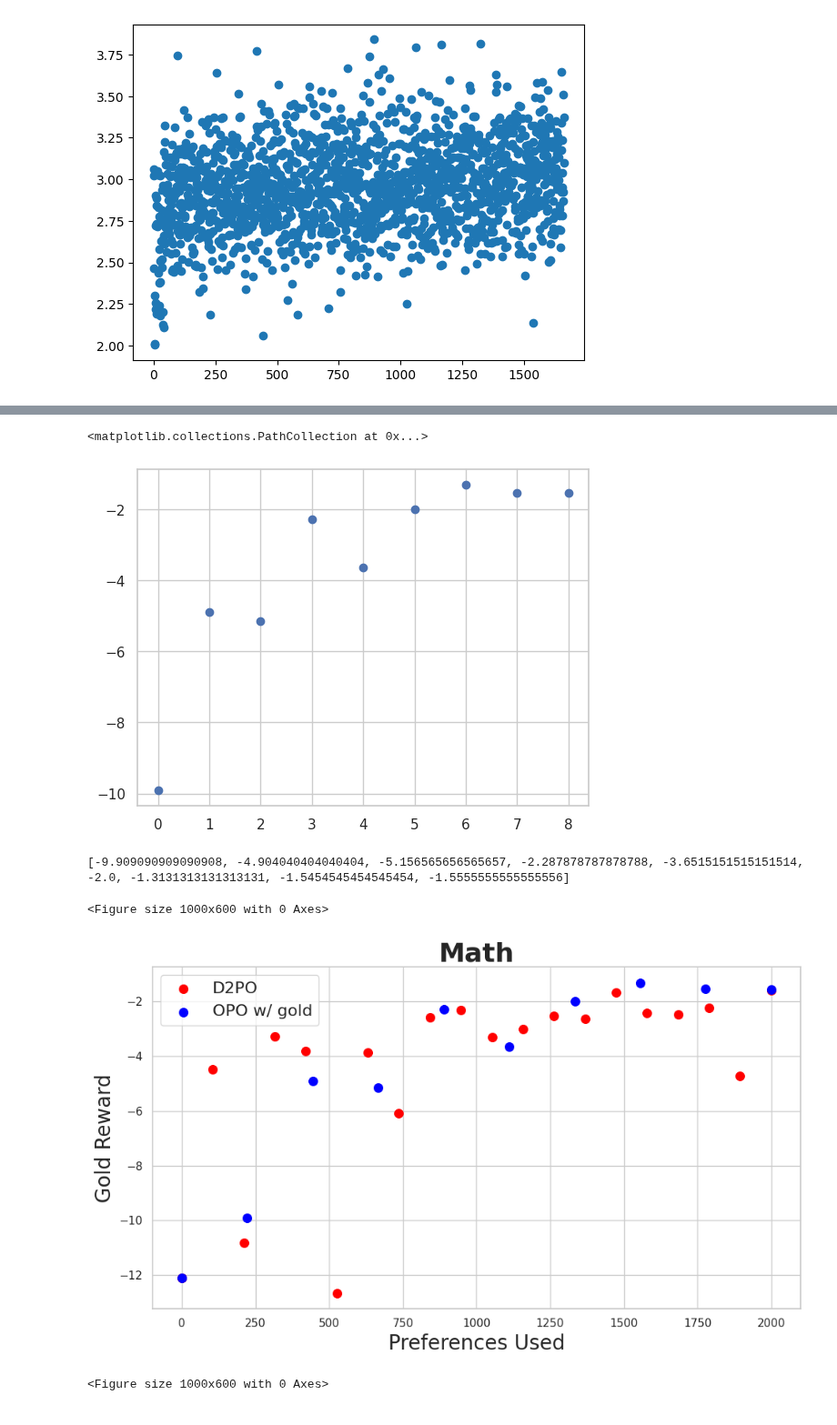
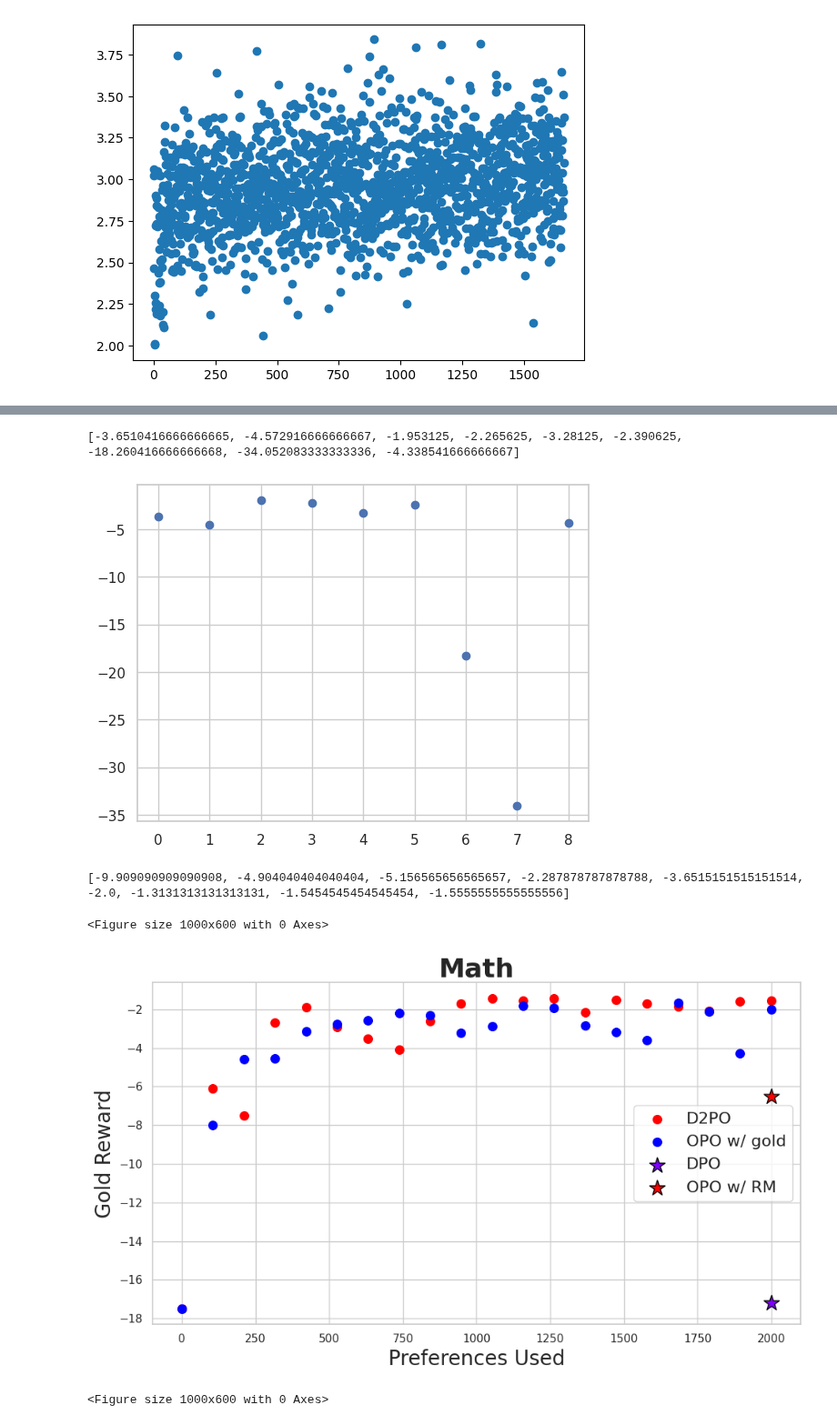
Before and after one commit to PrasannS/d2po, a Jupyter notebook: notebooks/trainlog_analysis.ipynb, the cells around one changed output, grey strips where cells are left out. Shown at 91% size. Drawn from its saved outputs; the diff is of its cells as text; code cells hidden in the pictures.

```diff
--- a/notebooks/trainlog_analysis.ipynb
+++ b/notebooks/trainlog_analysis.ipynb
@@ -571,10 +571,32 @@ mathmainres = {
     "OPO w/ gold": (1, [-12.1, -9.909090909090908, -4.904040404040404, -5.156565656565657, -2.287878787878788, -3.6515151515151514, -2.0, -1.3131313131313131, -1.5454545454545454, -1.5555555555555556])
 }
 
+unnmainres = {
+    "D2PO": (0.5, [11, 19.90277777777778, 34.08854166666667, 39.197916666666664, 39.77604166666667, 36.171875, 41.739583333333336, 40.61631944444444, 42.932291666666664, 42.09722222222222, 38.10590277777778, 42.65104166666667, 42.03993055555556, 43.34027777777778, 43.498263888888886, 44.21527777777778, 44.407986111111114, 44.64409722222222, 44.739583333333336, 44.65625]),
+    "OPO w/ gold": (0.5, [11, 14, 28.182291666666664, 37, 40.682291666666664, 43, 43.140625, 43, 43.53385416666667, 43,  43.6328125])
+}
+
+mathmainresv2 = {
+    "D2PO": (1, [-17.5, -6.098958333333334, -7.520833333333334, -2.697916666666667, -1.90625, -2.903645833333333, -3.513020833333333, -4.106770833333333, -2.625, -1.7135416666666665, -1.4270833333333335, -1.546875, -1.4609375, -2.1588541666666665, -1.5338541666666665, -1.7135416666666665, -1.8489583333333335, -2.0911458333333335, -1.5963541666666667, -1.5520833333333333]),
+    "OPO w/ gold": (1, [-17.5, -7.986979166666666, -4.6015625, -4.536458333333334, -3.1666666666666665, -2.786458333333333, -2.5963541666666665, -2.197916666666667, -2.3072916666666665, -3.2161458333333335, -2.8723958333333335, -1.8151041666666665, -1.921875, -2.830729166666667, -3.1953125, -3.5911458333333335, -1.6770833333333335, -2.1380208333333335, -4.278645833333334, -2.0])
+}
+
+mathdiscrimbase = {
+    'D2PO': (1, [-17.5, -6.098958333333334, -7.520833333333334, -2.697916666666667, -1.90625, -2.903645833333333, -3.513020833333333, -4.106770833333333, -2.625, -1.7135416666666665, -1.4270833333333335, -1.546875, -1.4609375, -2.1588541666666665, -1.5338541666666665, -1.7135416666666665, -1.8489583333333335, -2.0911458333333335, -1.5963541666666667, -1.5520833333333333]),
+    "D2PO DPO":(1, [-17, -3.6510416666666665, -4.572916666666667, -1.953125, -2.265625, -3.28125, -2.390625, -18.260416666666668, -20.052083333333336, -4.338541666666667])
+}
+
+unndiscrimbase = {
+    'D2PO': (0.5, [11, 19.90277777777778, 34.08854166666667, 39.197916666666664, 39.77604166666667, 36.171875, 41.739583333333336, 40.61631944444444, 42.932291666666664, 42.09722222222222, 38.10590277777778, 42.65104166666667, 42.03993055555556, 43.34027777777778, 43.498263888888886, 44.21527777777778, 44.407986111111114, 44.64409722222222, 44.739583333333336, 44.65625]),
+    "D2PO DPO":(0.5, [8.723958333333334, 6.822916666666667, 34.447916666666664, 39.583333333333336, 37.963541666666664, 37.739583333333336, 38.739583333333336, 40.536458333333336, 42.78125, 42.760416666666664, 41.526041666666664, 41.317708333333336, 38.609375, 38.255208333333336, 35.739583333333336, 35.890625, 37.03125, 34.864583333333336]),
+    "D2PO self-reward":(0.5, [11,12.171875, 10.296875, 9.661458333333334, 10.760416666666666, 11.546875, 14.114583333333334, 14.46875, 18.677083333333332, 23.276041666666668, 9.119791666666666, 9.494791666666666, 8.192708333333334, 8.828125, 8.755208333333334, 9.223958333333334, 3.828125, 2.5677083333333335, 4.588541666666667])
+}
 # TODO verify
 nounmainpoints = [(800, 13), (800,11)]
 cdmainpoints = [(2000, -0.1), (2000,0.18)]
 bowmainpoints = [(4000, 5.9), (4000,6.2)]
+unmainpoints = [(1000, 12), (1000, 24)]
+mainmainpoints = [(2000, -17.2), (2000, -6.5)]
 # %%
 import json
 from os import listdir
@@ -599,6 +666,7 @@ print(results)
 # %%
 eurbase = "../outputs/results/genouts/math/"
-meth = "ppo_mathattempt2bigf2"
+# meth = "ppo_mathselfrewtest"
+meth = "ppo_1bbig_128_8_seed3_dpover"
 results = []
 for i in range(25, 250, 25):
     check = i
@@ -606,9 +674,10 @@ for i in range(25, 250, 25):
         res = json.load(f)
     results.append(max(-100, mean(m[0] for m in res['notruncval'])))
 plt.scatter(range(len(results)), results)
+print(results)
 # %% [output]
-<matplotlib.collections.PathCollection at 0x...>
+[-3.6510416666666665, -4.572916666666667, -1.953125, -2.265625, -3.28125, -2.390625, -18.260416666666668, -34.052083333333336, -4.338541666666667]
-[figure, old version]
+[figure, new version]
 # %%
 print(results)
 # %% [output]
@@ -619,10 +688,10 @@ rfiles = listdir(eurbase)
 eurbase
 rfiles
 # %%
-plot_methods(mathmainres, xlabel="Preferences Used", ylabel="Gold Reward", setname="Math", fname ='mathmainn.pdf')
+plot_methods(mathmainresv2, xlabel="Preferences Used", ylabel="Gold Reward", setname="Math", fname ='mathmainn.pdf', point_labels=['DPO', "OPO w/ RM"], points=mainmainpoints)
 # %% [output]
 <Figure size 1000x600 with 0 Axes>
-[figure, old version]
+[figure, new version]
 # %%
 plot_methods(paramainres, xlabel="Preferences Used", ylabel="Gold Reward", setname="Paraphrase", fname ='paramainn.pdf')
 # %% [output]
```
Also changed, not shown: parts of 12 cells of this notebook, 15 other files.
